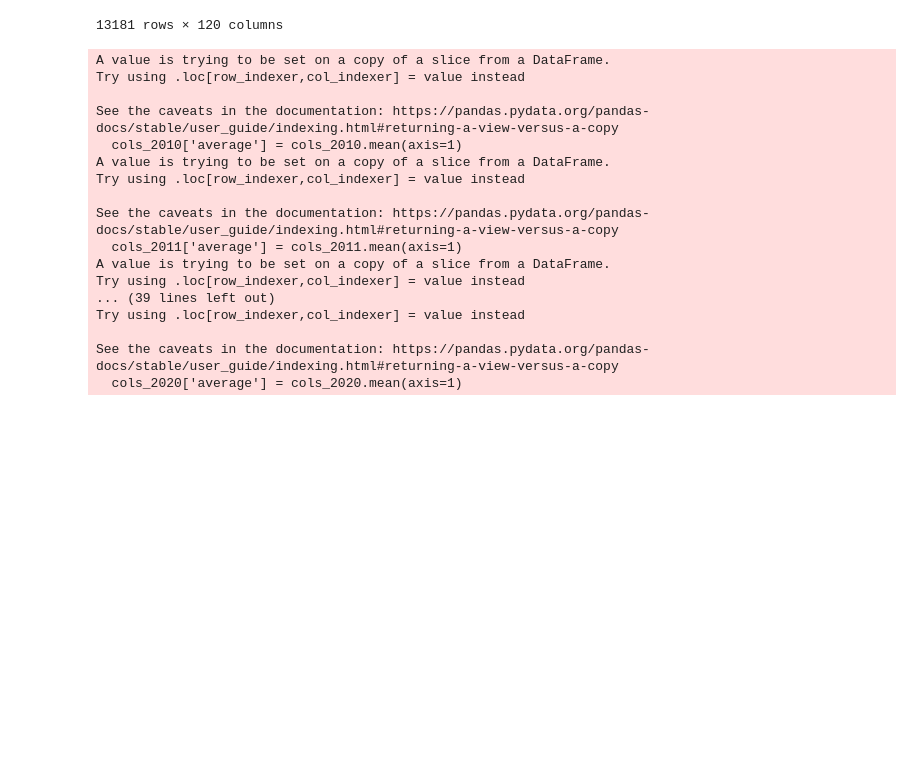
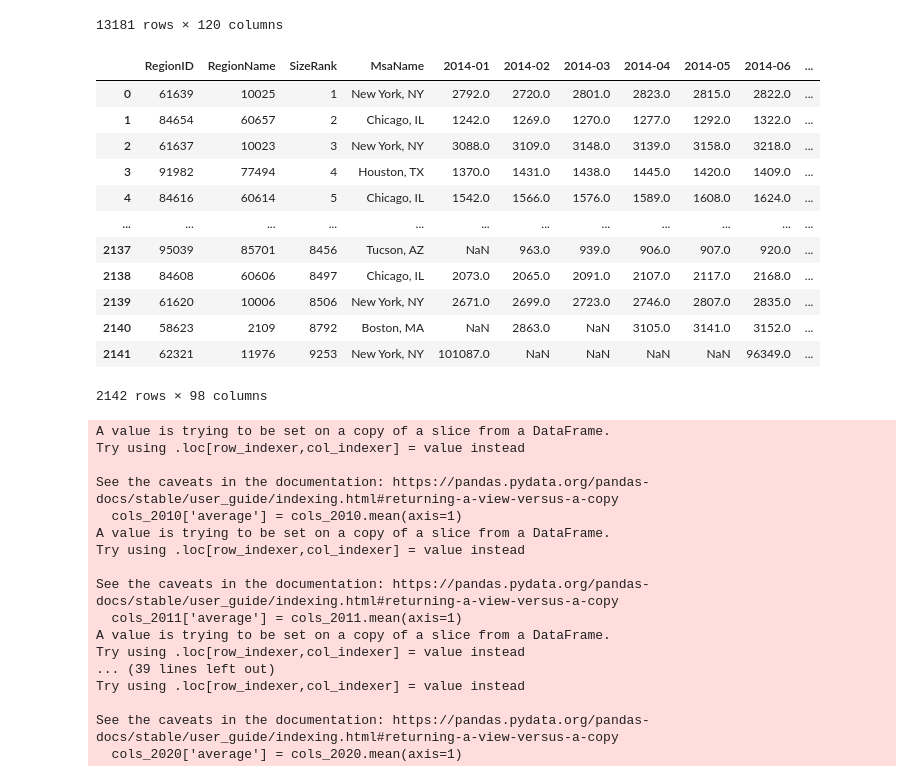
Before and after one commit to Skipp-py/NYCDSA_Capstone, a Jupyter notebook: Karl/year_average_table.ipynb, the cells around one changed output. Saved outputs shown, nothing was run; the diff lists cells and outputs as text; code cells hidden in the pictures; blank space fills up the shorter version.

```diff
--- a/Karl/year_average_table.ipynb
+++ b/Karl/year_average_table.ipynb
@@ -20,3 +20,20 @@ targets
 | 13179 | 75924 | 41101 | Ashland | KY | Huntington-Ashland | Boyd County | 13180 | 758.0 | 754.0 | 760.0 | ... |
 | 13180 | 95851 | 89155 | Las Vegas | NV | Las Vegas-Henderson-Paradise | Clark County | 13181 | 1087.0 | 1098.0 | 1104.0 | ... |
 13181 rows × 120 columns
+# %%
+targets2 = pd.read_csv('Zip_ZORI_AllHomesPlusMultifamily_Smoothed.csv')
+targets2
+# %% [output]
+|  | RegionID | RegionName | SizeRank | MsaName | 2014-01 | 2014-02 | 2014-03 | 2014-04 | 2014-05 | 2014-06 | ... |
+| 0 | 61639 | 10025 | 1 | New York, NY | 2792.0 | 2720.0 | 2801.0 | 2823.0 | 2815.0 | 2822.0 | ... |
+| 1 | 84654 | 60657 | 2 | Chicago, IL | 1242.0 | 1269.0 | 1270.0 | 1277.0 | 1292.0 | 1322.0 | ... |
+| 2 | 61637 | 10023 | 3 | New York, NY | 3088.0 | 3109.0 | 3148.0 | 3139.0 | 3158.0 | 3218.0 | ... |
+| 3 | 91982 | 77494 | 4 | Houston, TX | 1370.0 | 1431.0 | 1438.0 | 1445.0 | 1420.0 | 1409.0 | ... |
+| 4 | 84616 | 60614 | 5 | Chicago, IL | 1542.0 | 1566.0 | 1576.0 | 1589.0 | 1608.0 | 1624.0 | ... |
+| ... | ... | ... | ... | ... | ... | ... | ... | ... | ... | ... | ... |
+| 2137 | 95039 | 85701 | 8456 | Tucson, AZ | NaN | 963.0 | 939.0 | 906.0 | 907.0 | 920.0 | ... |
+| 2138 | 84608 | 60606 | 8497 | Chicago, IL | 2073.0 | 2065.0 | 2091.0 | 2107.0 | 2117.0 | 2168.0 | ... |
+| 2139 | 61620 | 10006 | 8506 | New York, NY | 2671.0 | 2699.0 | 2723.0 | 2746.0 | 2807.0 | 2835.0 | ... |
+| 2140 | 58623 | 2109 | 8792 | Boston, MA | NaN | 2863.0 | NaN | 3105.0 | 3141.0 | 3152.0 | ... |
+| 2141 | 62321 | 11976 | 9253 | New York, NY | 101087.0 | NaN | NaN | NaN | NaN | 96349.0 | ... |
+2142 rows × 98 columns
```
Also changed, not shown: parts of 1 cell of this notebook, 4 other files.
